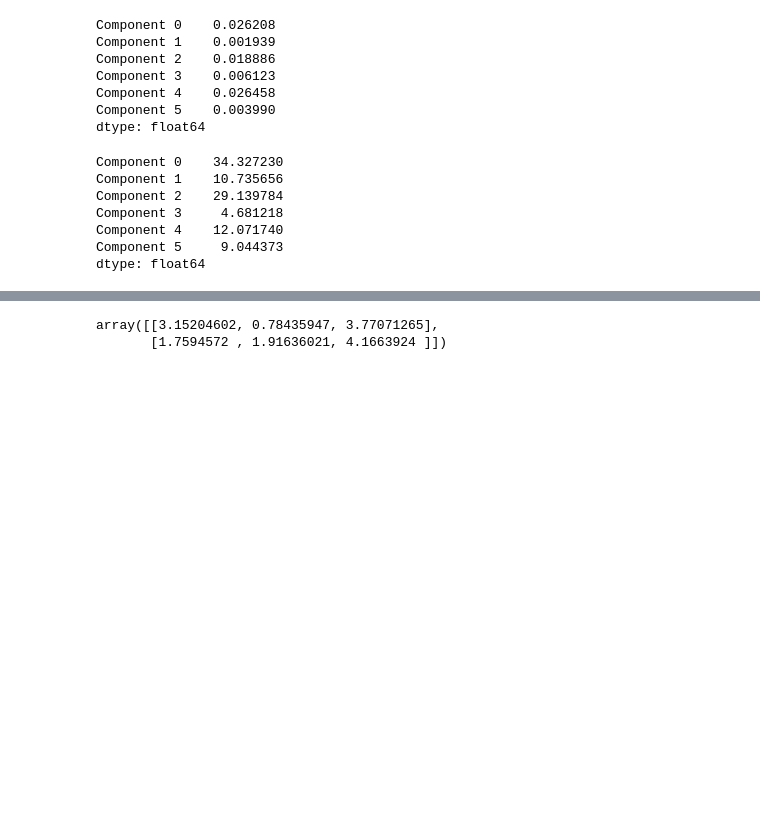
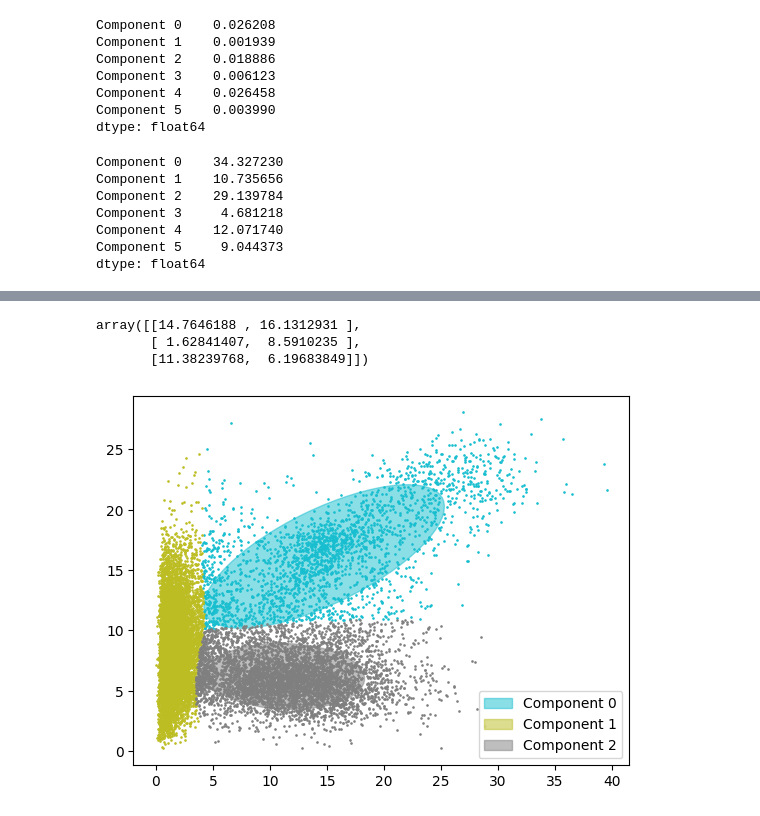
Before and after one commit to VuylstekerLeo/rb-ds-assessment, a Jupyter notebook: assessment.ipynb, the cells around one changed output, grey strips where cells are left out. Cells and saved outputs as stored; diff of their text form; code cells hidden in the pictures; blank space fills up the shorter version.

```diff
--- a/assessment.ipynb
+++ b/assessment.ipynb
@@ -738,5 +772,42 @@ GridSearchCV(estimator=GaussianMixture(),
 # %%
-grid_search.best_estimator_.means_
+model.means_
 # %% [output]
-array([[3.15204602, 0.78435947, 3.77071265],
-       [1.7594572 , 1.91636021, 4.1663924 ]])
+array([[14.7646188 , 16.1312931 ],
+       [ 1.62841407,  8.5910235 ],
+       [11.38239768,  6.19683849]])
+# %%
+import matplotlib.pyplot as plt
+import seaborn as sns
+from matplotlib.patches import Ellipse
+from scipy import linalg
+import numpy as np
+
+color_iter = sns.color_palette("tab10", 10)[::-1]
+Y_ = model.predict(X[features])
+
+fig, ax = plt.subplots()
+
+for i, (mean, cov, color) in enumerate(
+    zip(
+        model.means_,
+        model.covariances_,
+        color_iter,
+    )
+):
+    v, w = linalg.eigh(cov)
+    if not np.any(Y_ == i):
+        continue
+    plt.scatter(X.loc[Y_ == i, features[0]], X.loc[Y_ == i, features[1]], 0.8, color=color)
+
+    angle = np.arctan2(w[0][1], w[0][0])
+    angle = 180.0 * angle / np.pi  # convert to degrees
+    v = 2.0 * np.sqrt(2.0) * np.sqrt(v)
+    ellipse = Ellipse(mean, v[0], v[1], angle=180.0 + angle, color=color, label=f"Component {i}")
+    ellipse.set_clip_box(fig.bbox)
+    ellipse.set_alpha(0.5)
+    ax.add_artist(ellipse)
+
+plt.legend()
+plt.show()
+# %% [output]
+[figure, added]
```
Also changed, not shown: parts of 20 cells of this notebook, 1 other file.
